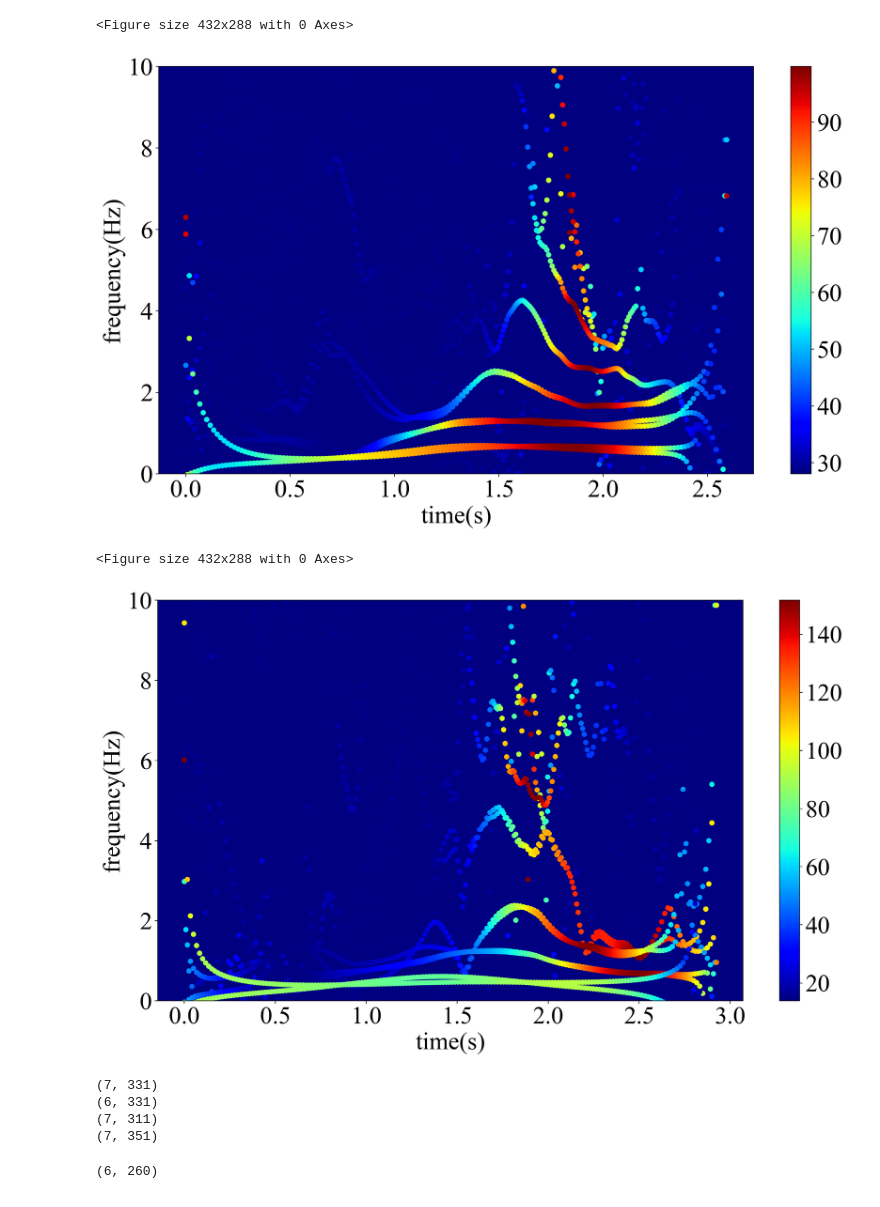
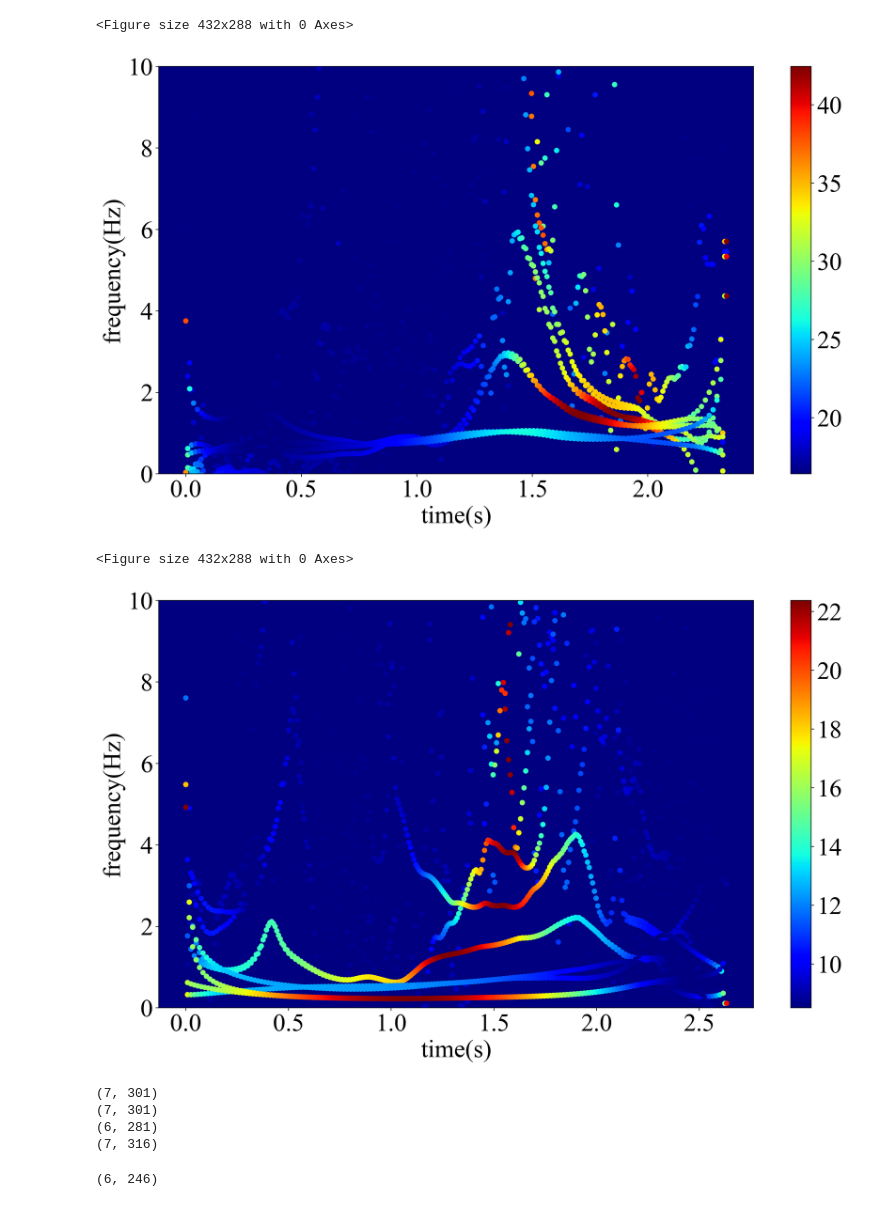
Before and after one commit to chudai8141/golf2, a Jupyter notebook: GolfMEMD/hht_calculation.ipynb, the cells around one changed output. Cells and saved outputs as stored; diff of their text form; code cells hidden in the pictures.

Commit message:
update unit for output image

```diff
--- a/GolfMEMD/hht_calculation.ipynb
+++ b/GolfMEMD/hht_calculation.ipynb
@@ -13,13 +13,13 @@ import ht
 # check 1
 # setting joint
 j = Joint()
-set_joint = j.left_fore_arm
-joint_name = 'left_fore_arm'
+set_joint = j.left_up_leg
+joint_name = 'left_up_leg'
 
 # check 2
 # setting impact frame
 # slice data
-'''
+#'''
 select_data = 'slice data'
 first_impact = 184
 second_impact = 213
@@ -45,10 +45,10 @@ print(min_frame)
 # check 3
 #setting follor_throught -> インパクトからフォロースルーまでのフレームデータを計算
 # slice
-#follor_throught = 246 - min_frame
+follor_throught = 246 - min_frame
 
 # straight
-follor_throught = 260 - min_frame
+#follor_throught = 260 - min_frame
 
 print(follor_throught)
 # %% [output]
@@ -59,8 +59,8 @@ straight data
 # first straight data
 # or
 # first slice data
-data_path = '../data/1111/straight_data/straight_1_Take_001.bvh'
-# data_path = '../data/1111/slice_data/slice_1_Take_001.bvh'
+# data_path = '../data/1111/straight_data/straight_1_Take_001.bvh'
+data_path = '../data/1111/slice_data/slice_1_Take_001.bvh'
 
 data, fs, text = bvh.bvhreader(data_path)
 data = bvh.errc(data, set_joint, set_joint+3)
@@ -129,8 +129,8 @@ first_freq_data = freq_mean.copy()
 first_amp_data = amp_norm.copy()
 # %%
 # secont straight data
-data_path = '../data/1111/straight_data/straight_2_Take_001.bvh'
-# data_path = '../data/1111/slice_data/slice_2_Take_001.bvh'
+# data_path = '../data/1111/straight_data/straight_2_Take_001.bvh'
+data_path = '../data/1111/slice_data/slice_2_Take_001.bvh'
 
 data, fs, text = bvh.bvhreader(data_path)
 data = bvh.errc(data, set_joint, set_joint+3)
@@ -199,8 +199,8 @@ second_freq_data = freq_mean.copy()
 second_amp_data = amp_norm.copy()
 # %%
 # third straight data
-data_path = '../data/1111/straight_data/straight_3_Take_001.bvh'
-# data_path = '../data/1111/slice_data/slice_3_Take_001.bvh'
+# data_path = '../data/1111/straight_data/straight_3_Take_001.bvh'
+data_path = '../data/1111/slice_data/slice_3_Take_001.bvh'
 
 data, fs, text = bvh.bvhreader(data_path)
 data = bvh.errc(data, set_joint, set_joint+3)
@@ -263,14 +263,14 @@ plt.colorbar()
 plt.show()
 # %% [output]
 <Figure size 432x288 with 0 Axes>
-[figure, old version]
+[figure, new version]
 # %%
 third_freq_data = freq_mean.copy()
 third_amp_data = amp_norm.copy()
 # %%
 # fourth straight data
-data_path = '../data/1111/straight_data/straight_4_Take_001.bvh'
-# data_path = '../data/1111/slice_data/slice_4_Take_001.bvh'
+# data_path = '../data/1111/straight_data/straight_4_Take_001.bvh'
+data_path = '../data/1111/slice_data/slice_4_Take_001.bvh'
 
 data, fs, text = bvh.bvhreader(data_path)
 data = bvh.errc(data, set_joint, set_joint+3)
@@ -306,34 +306,34 @@ freq_mean = np.mean(freq_all, axis=0)
 amp_norm = LA.norm(amp_all, axis=0)
 # amp_mean = (amp_norm - np.min(amp_norm)) / (np.max(amp_norm) - np.min(amp_norm))
 
 # Number of decomposition
 Nod = freq_mean.shape[0]
 
 # frame
 frame = freq_mean.shape[1]
 
 # setting spectrum time
 spectrum_time = np.zeros((Nod, frame))
 for n in range(Nod):
     spectrum_time[n, :] = np.linspace(0, dt*frame, frame)
 
 # spectrogram plot
 plt.clf()
 plt.figure(dpi = 200, figsize=(16, 9))
 plt.rcParams['font.family'] = 'Times new Roman'
 plt.rcParams['font.size'] = 30
 for n in range(Nod):
     plt.scatter(spectrum_time[n, :], freq_mean[n, :], s = 30, c=amp_norm[n, :frame], cmap='jet')
 ax = plt.gca()
 ax.set_facecolor([0.0, 0.0, 0.5])
 plt.ylim(0, 10)
 plt.xlabel('time(s)')
 plt.ylabel('frequency(Hz)')
 plt.colorbar()
 plt.show()
 # %% [output]
 <Figure size 432x288 with 0 Axes>
-[figure, old version]
+[figure, new version]
 # %%
 fourth_freq_data = freq_mean.copy()
 fourth_amp_data = amp_norm.copy()
@@ -343,10 +343,10 @@ print(second_freq_data.shape)
 print(third_freq_data.shape)
 print(fourth_freq_data.shape)
 # %% [output]
-(7, 331)
-(6, 331)
-(7, 311)
-(7, 351)
+(7, 301)
+(7, 301)
+(6, 281)
+(7, 316)
 # %%
 # setting frame data
 first_freq_data = first_freq_data[:6, first_impact - min_frame : first_impact + follor_throught]
@@ -377,7 +377,7 @@ for n in range(Nod):
     spectrum_time[n, :] = np.linspace(0, dt*frame, frame)
 print(spectrum_time.shape)
 # %% [output]
-(6, 260)
+(6, 246)
 # %%
 print(select_data)
 print(joint_name)
```
Also changed, not shown: parts of 4 cells of this notebook.
